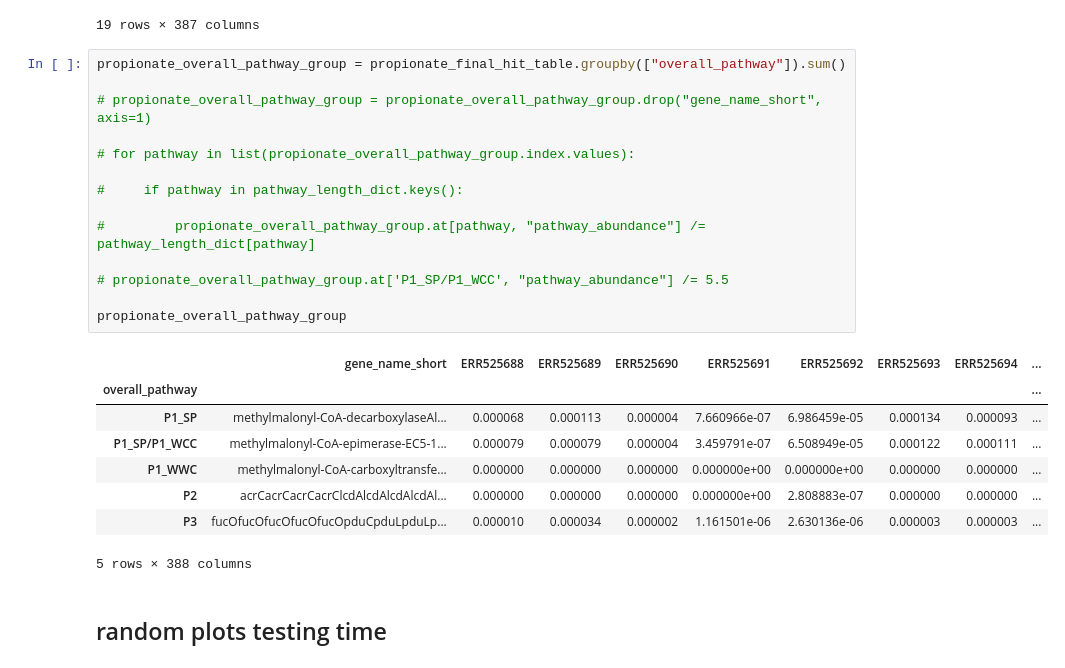
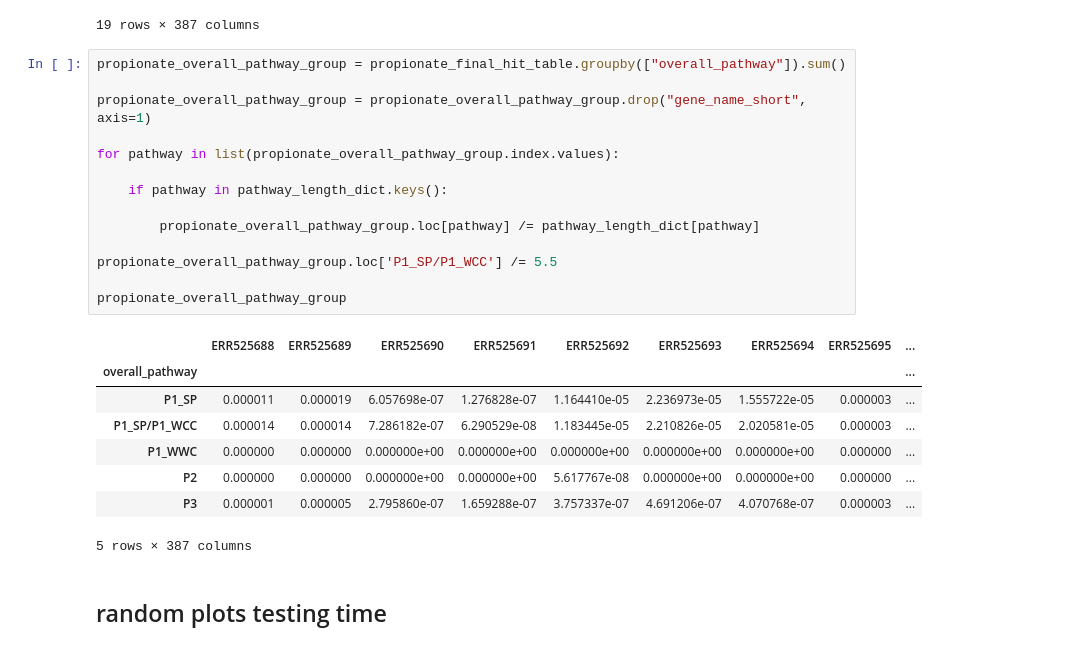
Before and after one commit to daisywyh/cremer_tester, a Jupyter notebook: pathway_abundance/pathway_abundance.ipynb, the cells around one changed output. Cells and saved outputs as stored; diff of their text form.

```diff
--- a/pathway_abundance/pathway_abundance.ipynb
+++ b/pathway_abundance/pathway_abundance.ipynb
@@ -373,26 +373,26 @@ propoinate_useful_display
 # %%
 propionate_overall_pathway_group = propionate_final_hit_table.groupby(["overall_pathway"]).sum()
 
-# propionate_overall_pathway_group = propionate_overall_pathway_group.drop("gene_name_short", axis=1)
+propionate_overall_pathway_group = propionate_overall_pathway_group.drop("gene_name_short", axis=1)
 
-# for pathway in list(propionate_overall_pathway_group.index.values):
+for pathway in list(propionate_overall_pathway_group.index.values):
 
-#     if pathway in pathway_length_dict.keys():
+    if pathway in pathway_length_dict.keys():
 
-#         propionate_overall_pathway_group.at[pathway, "pathway_abundance"] /= pathway_length_dict[pathway]
+        propionate_overall_pathway_group.loc[pathway] /= pathway_length_dict[pathway]
 
-# propionate_overall_pathway_group.at['P1_SP/P1_WCC', "pathway_abundance"] /= 5.5
+propionate_overall_pathway_group.loc['P1_SP/P1_WCC'] /= 5.5
 
 propionate_overall_pathway_group
 # %% [output]
-|  | gene_name_short | ERR525688 | ERR525689 | ERR525690 | ERR525691 | ERR525692 | ERR525693 | ERR525694 | ... |
+|  | ERR525688 | ERR525689 | ERR525690 | ERR525691 | ERR525692 | ERR525693 | ERR525694 | ERR525695 | ... |
 | overall_pathway |  |  |  |  |  |  |  |  | ... |
-| P1_SP | methylmalonyl-CoA-decarboxylaseAl... | 0.000068 | 0.000113 | 0.000004 | 7.660966e-07 | 6.986459e-05 | 0.000134 | 0.000093 | ... |
-| P1_SP/P1_WCC | methylmalonyl-CoA-epimerase-EC5-1... | 0.000079 | 0.000079 | 0.000004 | 3.459791e-07 | 6.508949e-05 | 0.000122 | 0.000111 | ... |
-| P1_WWC | methylmalonyl-CoA-carboxyltransfe... | 0.000000 | 0.000000 | 0.000000 | 0.000000e+00 | 0.000000e+00 | 0.000000 | 0.000000 | ... |
-| P2 | acrCacrCacrCacrClcdAlcdAlcdAlcdAl... | 0.000000 | 0.000000 | 0.000000 | 0.000000e+00 | 2.808883e-07 | 0.000000 | 0.000000 | ... |
-| P3 | fucOfucOfucOfucOfucOpduCpduLpduLp... | 0.000010 | 0.000034 | 0.000002 | 1.161501e-06 | 2.630136e-06 | 0.000003 | 0.000003 | ... |
+| P1_SP | 0.000011 | 0.000019 | 6.057698e-07 | 1.276828e-07 | 1.164410e-05 | 2.236973e-05 | 1.555722e-05 | 0.000003 | ... |
+| P1_SP/P1_WCC | 0.000014 | 0.000014 | 7.286182e-07 | 6.290529e-08 | 1.183445e-05 | 2.210826e-05 | 2.020581e-05 | 0.000003 | ... |
+| P1_WWC | 0.000000 | 0.000000 | 0.000000e+00 | 0.000000e+00 | 0.000000e+00 | 0.000000e+00 | 0.000000e+00 | 0.000000 | ... |
+| P2 | 0.000000 | 0.000000 | 0.000000e+00 | 0.000000e+00 | 5.617767e-08 | 0.000000e+00 | 0.000000e+00 | 0.000000 | ... |
+| P3 | 0.000001 | 0.000005 | 2.795860e-07 | 1.659288e-07 | 3.757337e-07 | 4.691206e-07 | 4.070768e-07 | 0.000003 | ... |
-5 rows × 388 columns
+5 rows × 387 columns
 # %% [markdown]
 ## random plots testing time
 # %%
```
Also changed, not shown: parts of 3 cells of this notebook, 2 other files.
